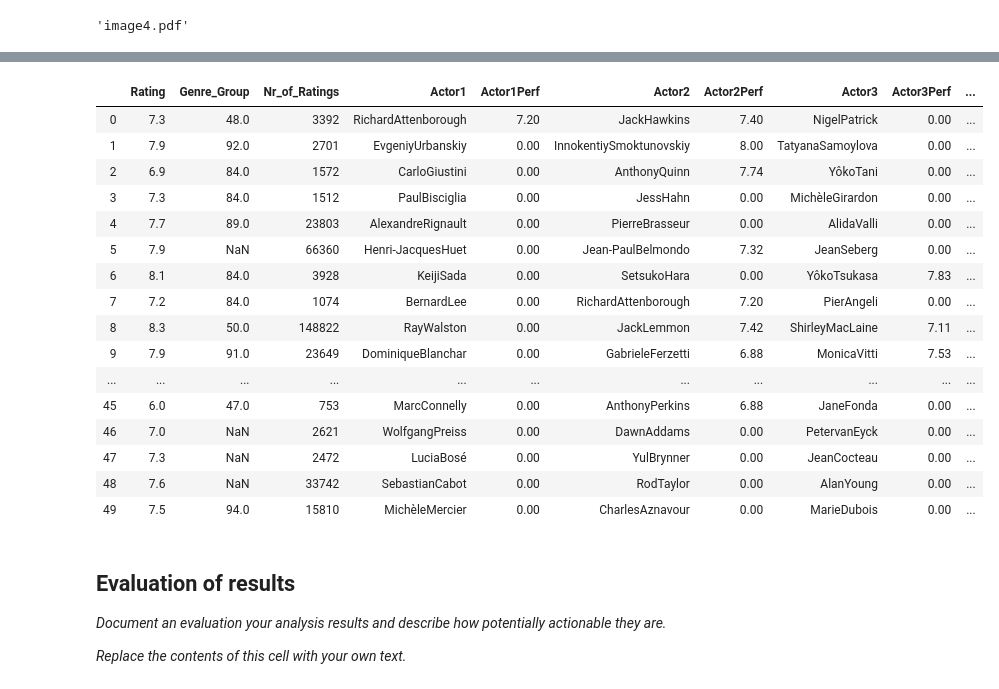
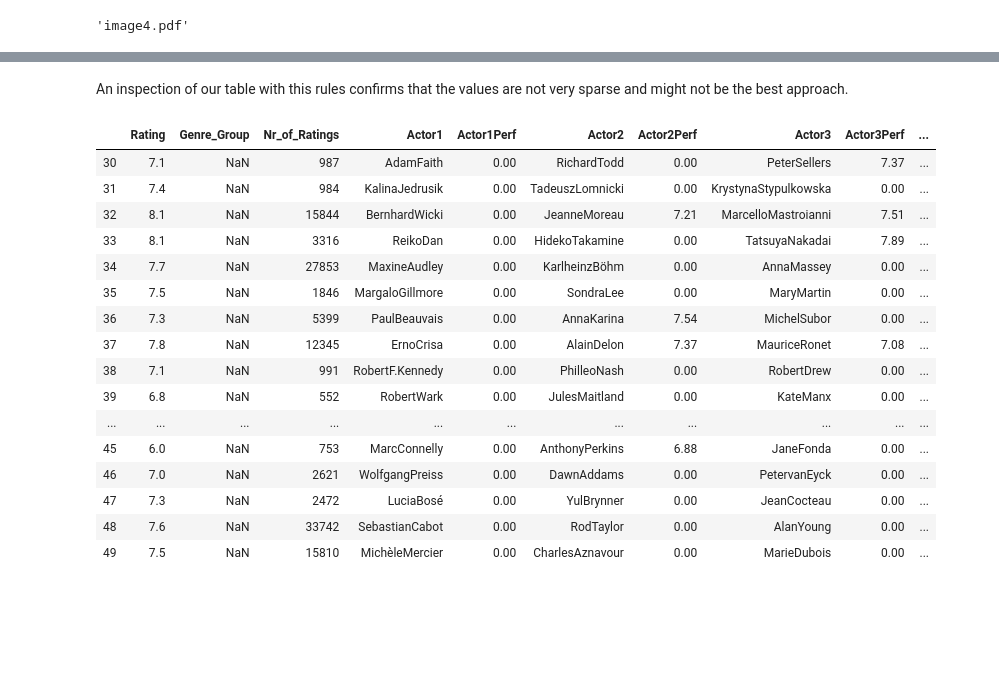
Before and after one commit to Vildmusen/Data_Mining, a Jupyter notebook: Data Mining Project.ipynb, the cells around one changed output, grey strips where cells are left out. Cells and saved outputs as stored; diff of their text form; code cells hidden in the pictures; blank space fills up the shorter version.

```diff
--- a/Data Mining Project.ipynb
+++ b/Data Mining Project.ipynb
@@ -291,20 +317,3 @@ with open('complete.csv', newline='', encoding='utf-8') as f:
     for row in reader:
         if(len(row) > 0):
             movies.append(row)
-
-movies = movies[1:]
-
-genres_imdb = ['Crime', 'Drama', 'Comedy', 'Thriller', 'Romance', 'Horror', 'War', 'History', 'Fantasy', 'Mystery', 'Music', 'Foreign', 'Crime', 'ScienceFiction', 'Action', 'Documentary', 'Animation', 'Adventure', 'Family', 'Superhero', 'Biography', 'Film Noir', 'Musical', 'Short', 'Sport', 'Western']
-
-def is_genre(item):
-    return (item in genres_imdb)
-
-def get_nr_of_crew(movie):
-    count = 0
-    for part in movie:
-        try:
-            if(part[0] == '['):
-                count += 1
-        except:
-            next
-    return count
@@ -366,5 +415,16 @@ Also, Checkpoint 3!!!
 # %%
+# Box 1 (It takes some time to generate performance scores, about 2-3 minutes)
+
 import csv
+import numpy as np
+import pandas as pd
+from sklearn.model_selection import train_test_split
+from sklearn.tree import DecisionTreeClassifier
+import os
+os.environ["PATH"] += os.pathsep + 'C:\\Program Files (x86)\\Graphviz2.38\\bin'
+import graphviz
+from graphviz import Source
+from sklearn import tree
 
 movies = []
 
@@ -383,9 +443,9 @@ unique_genres = []
 
 for movie in movies:
     genres = string_to_array(movie[0])
-    top3genres = genres[0:2]
-    top3genres.sort()
-    if not(top3genres in unique_genres):
+    top2genres = genres[0:2]
+    top2genres.sort()
+    if not(top2genres in unique_genres):
         unique_genres.append(top3genres)
         unique_genres.sort()
     for actor in string_to_array(movie[3]):
@@ -945,26 +952,22 @@ unique_genres[0:50]
+# %% [markdown]
+An inspection of our table with this rules confirms that the values are not very sparse and might not be the best approach.
 # %%
-full_arr_df[0:50]
+full_arr_df[30:50]
 # %% [output]
 |  | Rating | Genre_Group | Nr_of_Ratings | Actor1 | Actor1Perf | Actor2 | Actor2Perf | Actor3 | Actor3Perf | ... |
-| 0 | 7.3 | 48.0 | 3392 | RichardAttenborough | 7.20 | JackHawkins | 7.40 | NigelPatrick | 0.00 | ... |
-| 1 | 7.9 | 92.0 | 2701 | EvgeniyUrbanskiy | 0.00 | InnokentiySmoktunovskiy | 8.00 | TatyanaSamoylova | 0.00 | ... |
-| 2 | 6.9 | 84.0 | 1572 | CarloGiustini | 0.00 | AnthonyQuinn | 7.74 | YôkoTani | 0.00 | ... |
-| 3 | 7.3 | 84.0 | 1512 | PaulBisciglia | 0.00 | JessHahn | 0.00 | MichèleGirardon | 0.00 | ... |
-| 4 | 7.7 | 89.0 | 23803 | AlexandreRignault | 0.00 | PierreBrasseur | 0.00 | AlidaValli | 0.00 | ... |
-| 5 | 7.9 | NaN | 66360 | Henri-JacquesHuet | 0.00 | Jean-PaulBelmondo | 7.32 | JeanSeberg | 0.00 | ... |
-| 6 | 8.1 | 84.0 | 3928 | KeijiSada | 0.00 | SetsukoHara | 0.00 | YôkoTsukasa | 7.83 | ... |
-| 7 | 7.2 | 84.0 | 1074 | BernardLee | 0.00 | RichardAttenborough | 7.20 | PierAngeli | 0.00 | ... |
-| 8 | 8.3 | 50.0 | 148822 | RayWalston | 0.00 | JackLemmon | 7.42 | ShirleyMacLaine | 7.11 | ... |
-| 9 | 7.9 | 91.0 | 23649 | DominiqueBlanchar | 0.00 | GabrieleFerzetti | 6.88 | MonicaVitti | 7.53 | ... |
+| 30 | 7.1 | NaN | 987 | AdamFaith | 0.00 | RichardTodd | 0.00 | PeterSellers | 7.37 | ... |
+| 31 | 7.4 | NaN | 984 | KalinaJedrusik | 0.00 | TadeuszLomnicki | 0.00 | KrystynaStypulkowska | 0.00 | ... |
+| 32 | 8.1 | NaN | 15844 | BernhardWicki | 0.00 | JeanneMoreau | 7.21 | MarcelloMastroianni | 7.51 | ... |
+| 33 | 8.1 | NaN | 3316 | ReikoDan | 0.00 | HidekoTakamine | 0.00 | TatsuyaNakadai | 7.89 | ... |
+| 34 | 7.7 | NaN | 27853 | MaxineAudley | 0.00 | KarlheinzBöhm | 0.00 | AnnaMassey | 0.00 | ... |
+| 35 | 7.5 | NaN | 1846 | MargaloGillmore | 0.00 | SondraLee | 0.00 | MaryMartin | 0.00 | ... |
+| 36 | 7.3 | NaN | 5399 | PaulBeauvais | 0.00 | AnnaKarina | 7.54 | MichelSubor | 0.00 | ... |
+| 37 | 7.8 | NaN | 12345 | ErnoCrisa | 0.00 | AlainDelon | 7.37 | MauriceRonet | 7.08 | ... |
+| 38 | 7.1 | NaN | 991 | RobertF.Kennedy | 0.00 | PhilleoNash | 0.00 | RobertDrew | 0.00 | ... |
+| 39 | 6.8 | NaN | 552 | RobertWark | 0.00 | JulesMaitland | 0.00 | KateManx | 0.00 | ... |
 | ... | ... | ... | ... | ... | ... | ... | ... | ... | ... | ... |
-| 45 | 6.0 | 47.0 | 753 | MarcConnelly | 0.00 | AnthonyPerkins | 6.88 | JaneFonda | 0.00 | ... |
+| 45 | 6.0 | NaN | 753 | MarcConnelly | 0.00 | AnthonyPerkins | 6.88 | JaneFonda | 0.00 | ... |
 | 46 | 7.0 | NaN | 2621 | WolfgangPreiss | 0.00 | DawnAddams | 0.00 | PetervanEyck | 0.00 | ... |
 | 47 | 7.3 | NaN | 2472 | LuciaBosé | 0.00 | YulBrynner | 0.00 | JeanCocteau | 0.00 | ... |
 | 48 | 7.6 | NaN | 33742 | SebastianCabot | 0.00 | RodTaylor | 0.00 | AlanYoung | 0.00 | ... |
-| 49 | 7.5 | 94.0 | 15810 | MichèleMercier | 0.00 | CharlesAznavour | 0.00 | MarieDubois | 0.00 | ... |
+| 49 | 7.5 | NaN | 15810 | MichèleMercier | 0.00 | CharlesAznavour | 0.00 | MarieDubois | 0.00 | ... |
-# %% [markdown]
-## Evaluation of results
-
-*Document an evaluation your analysis results and describe how potentially actionable they are.*
-
-*Replace the contents of this cell with your own text.*
```
Also changed, not shown: parts of 79 cells of this notebook.
